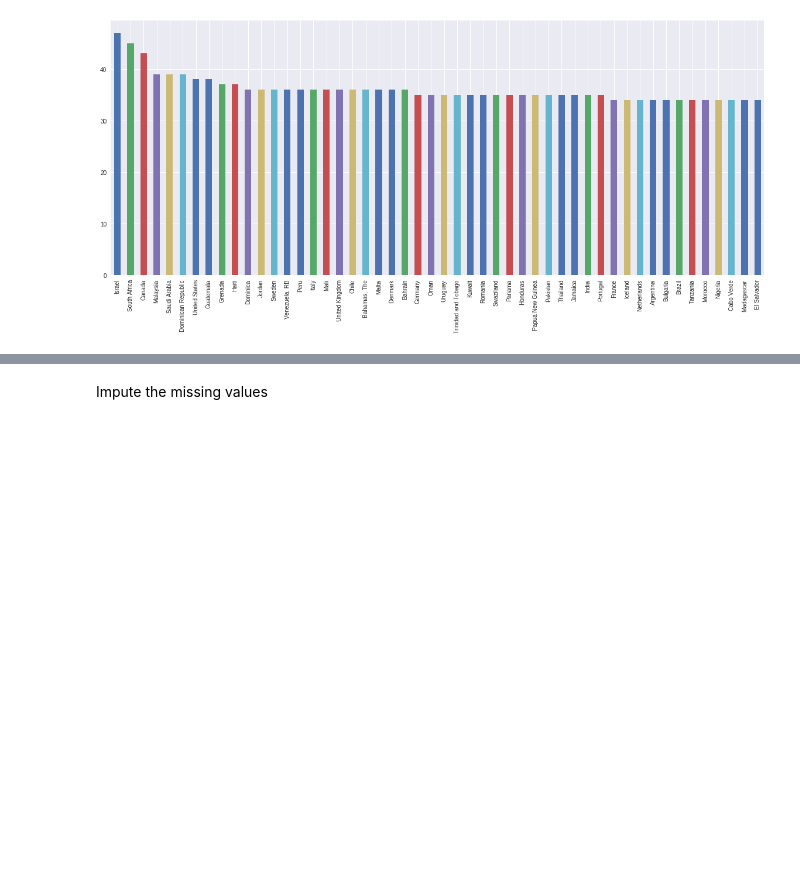
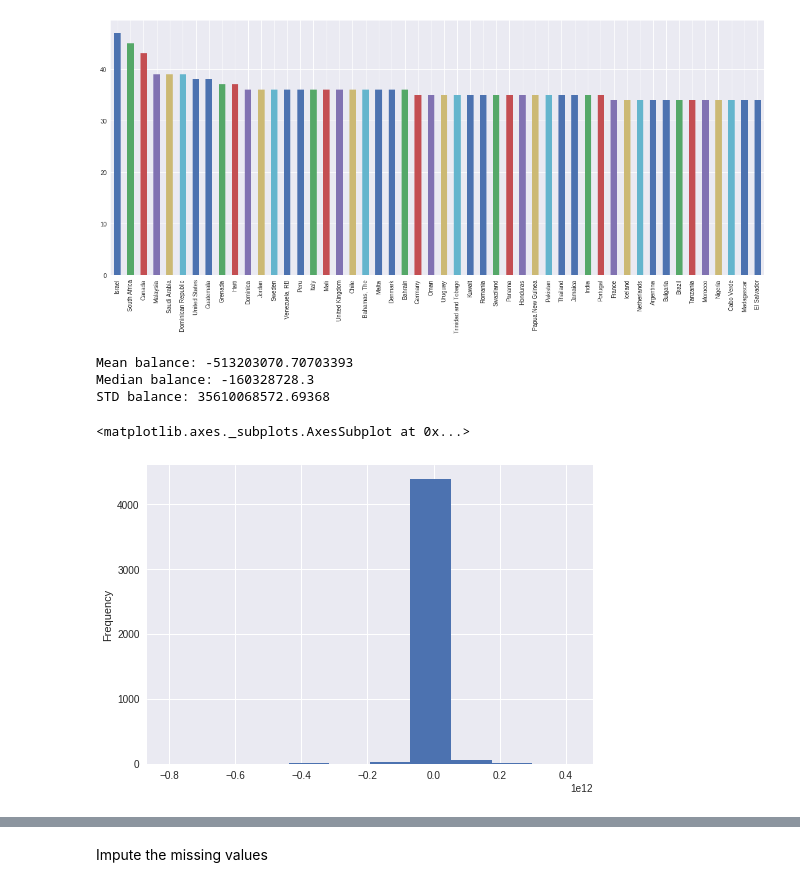
Before and after one commit to lokeshkumarn/Notebooks, a Jupyter notebook: MachineHack_MLDS.ipynb, the cells around one changed output, grey strips where cells are left out. Drawn from its saved outputs; the diff is of its cells as text; code cells hidden in the pictures; blank space fills up the shorter version.

```diff
--- a/MachineHack_MLDS.ipynb
+++ b/MachineHack_MLDS.ipynb
@@ -42,3 +42,14 @@ df_train['Country Name'].value_counts()[:50].plot(kind='bar',figsize=(20,8))
 # %% [output]
 <matplotlib.axes._subplots.AxesSubplot at 0x...>
 [figure]
+# %%
+print('Mean balance:',df_train['Balance'].mean())
+print('Median balance:',df_train['Balance'].median())
+print('STD balance:',df_train['Balance'].std())
+df_train['Balance'].plot(kind='hist')
+# %% [output]
+Mean balance: -513203070.70703393
+Median balance: -160328728.3
+STD balance: 35610068572.69368
+<matplotlib.axes._subplots.AxesSubplot at 0x...>
+[figure, added]
```
Also changed, not shown: parts of 12 cells of this notebook.
